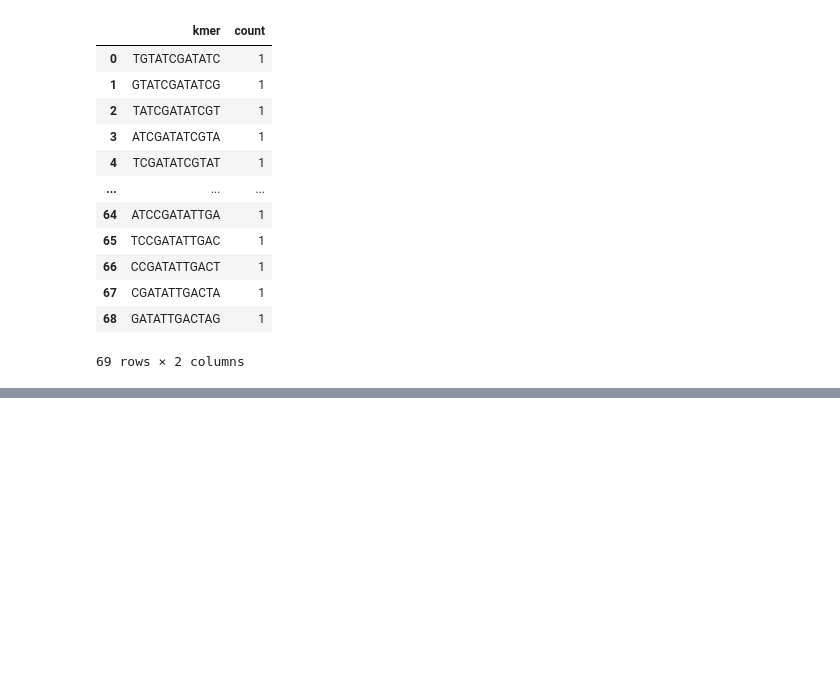
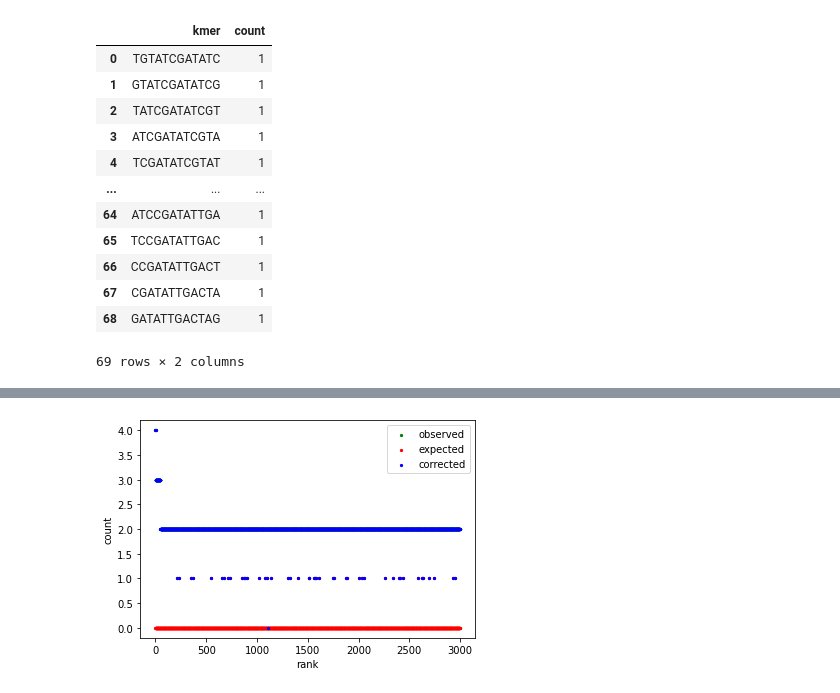
Before and after one commit to shuzvvn/CPCB, a Jupyter notebook: Genomics/Genomics_Project.stc.v1.ipynb, the cells around one changed output, grey strips where cells are left out. Cells and saved outputs as stored; diff of their text form; code cells hidden in the pictures; blank space fills up the shorter version.

```diff
--- a/Genomics/Genomics_Project.stc.v1.ipynb
+++ b/Genomics/Genomics_Project.stc.v1.ipynb
@@ -128,0 +297,24 @@ table
+# %%
+k=12
+genome = '15955'
+
+kmer_mt_init_o = np.zeros(shape=[4]*k)
+kmer_mt_init_e = np.zeros(shape=[4]*k)
+
+
+# observed
+seq_str = dict_genomes[genome][3]
+kmer_mt_o = get_kmer_mt(seq_str, k=k, kmer_mt=kmer_mt_init_o)
+
+# expected
+permuted_seq = list(seq_str)
+random.shuffle(permuted_seq)
+permuted_seq = ''.join(permuted_seq)
+kmer_mt_e = get_kmer_mt(permuted_seq, k=k, kmer_mt=kmer_mt_init_e)
+
+# convert multidimensional matrix to sorted kmer table
+data = {'coord':list(itertools.product([0,1,2,3], repeat=k)), 'observed':kmer_mt_o.flatten(), 'expected':kmer_mt_e.flatten()}
+kmer_tab = pd.DataFrame(data)
+kmer_tab['corrected']=kmer_tab['observed'] - kmer_tab['expected']
+kmer_tab = kmer_tab.sort_values('observed', ignore_index=True, ascending=False)
+kmer_tab
@@ -128,0 +351,12 @@ table
+# %%
+kmer_tab1 = kmer_tab[kmer_tab['observed']>1]
+kmer_tab1 = kmer_tab1[['observed', 'expected','corrected']]
+kmer_tab1['x'] = kmer_tab1.index
+ax1 = kmer_tab1.plot(kind='scatter', x='x', y='observed', color='g', s=5, label='observed')
+ax2 = kmer_tab1.plot(kind='scatter', x='x', y='expected', color='r', s=5, ax=ax1, label='expected')
+ax3 = kmer_tab1.plot(kind='scatter', x='x', y='corrected', color='b', s=5, ax=ax1, label='corrected')
+plt.xlabel('rank')
+plt.ylabel('count')
+plt.savefig('books_read.png')
+# %% [output]
+[figure, added]
```
Also changed, not shown: parts of 17 cells of this notebook, 6 other files.
